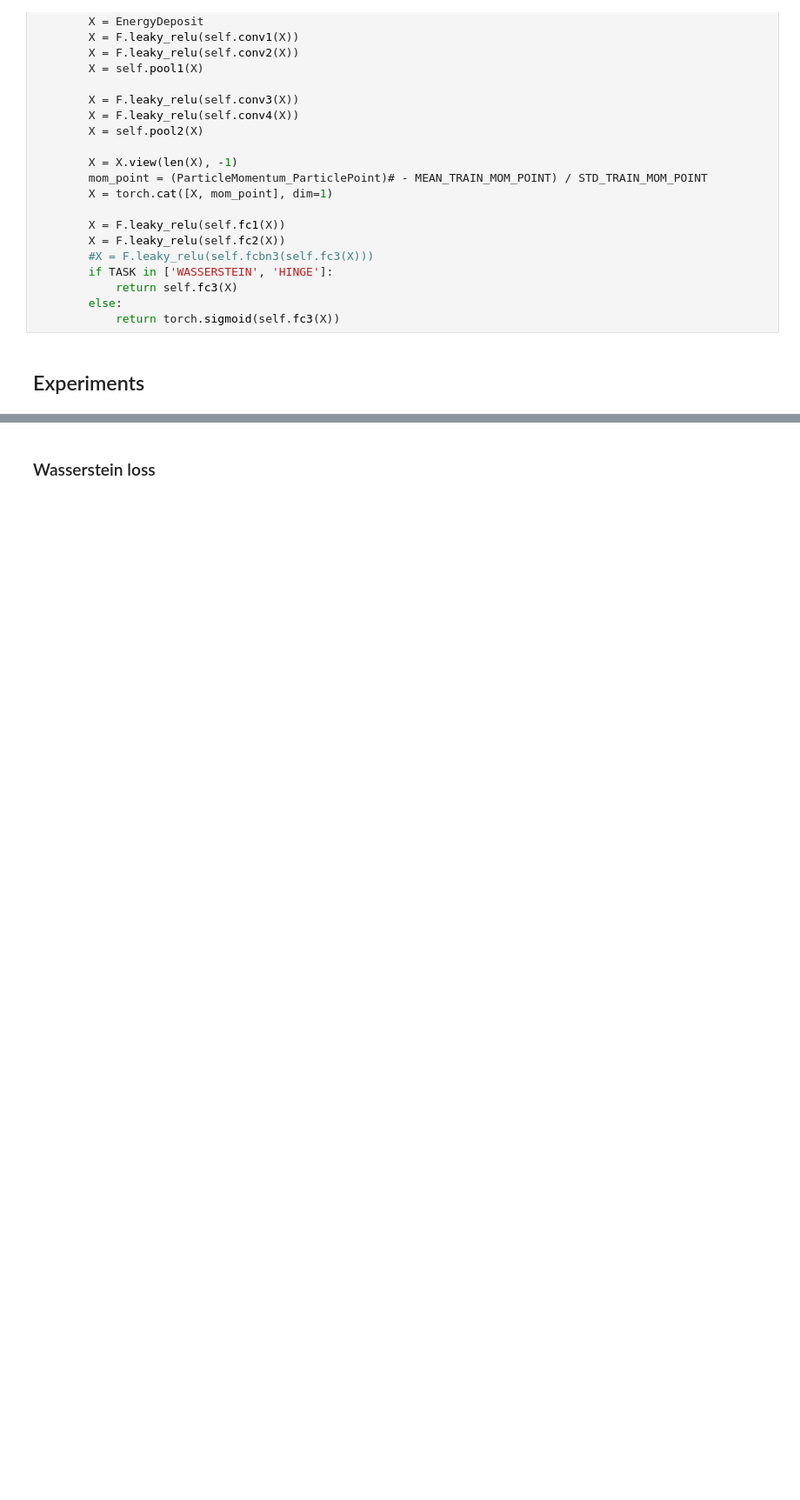
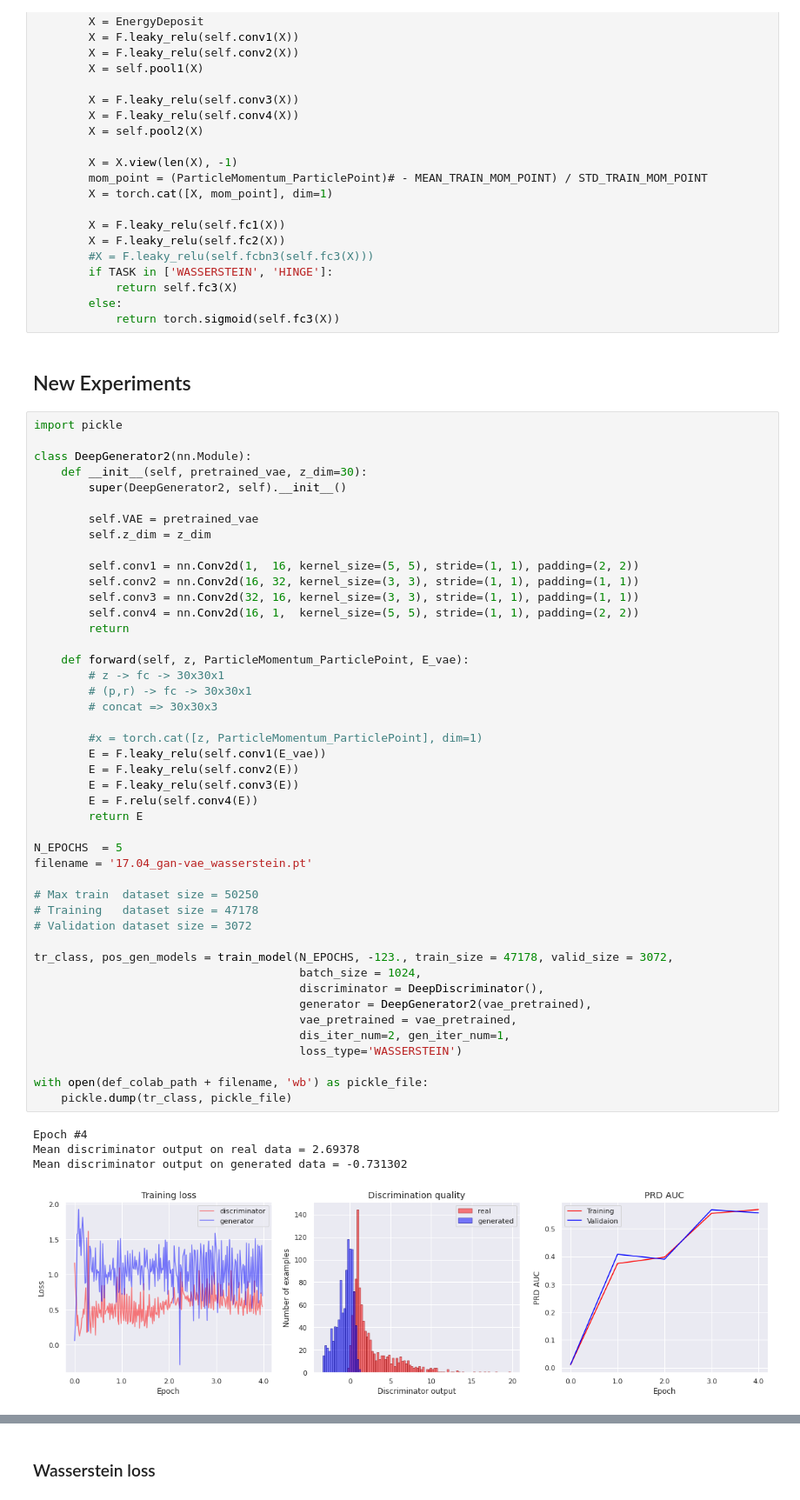
Before and after one commit to TheodorSergeev/mlhep2019_2_phase, a Jupyter notebook: analysis/lhcb_calo_gan.ipynb, the cells around one changed output, grey strips where cells are left out. Shown at 87% size. Cells and saved outputs as stored; diff of their text form; blank space fills up the shorter version.

Commit message:
Deeper generator (+5x5 kernels)

```diff
--- a/analysis/lhcb_calo_gan.ipynb
+++ b/analysis/lhcb_calo_gan.ipynb
@@ -987,4 +1051,54 @@ class DeepDiscriminator(nn.Module):
         else:
             return torch.sigmoid(self.fc3(X))
 # %% [markdown]
-## Experiments
+## New Experiments
+# %%
+import pickle
+
+class DeepGenerator2(nn.Module):
+    def __init__(self, pretrained_vae, z_dim=30):
+        super(DeepGenerator2, self).__init__()
+
+        self.VAE = pretrained_vae
+        self.z_dim = z_dim
+
+        self.conv1 = nn.Conv2d(1,  16, kernel_size=(5, 5), stride=(1, 1), padding=(2, 2))
+        self.conv2 = nn.Conv2d(16, 32, kernel_size=(3, 3), stride=(1, 1), padding=(1, 1))
+        self.conv3 = nn.Conv2d(32, 16, kernel_size=(3, 3), stride=(1, 1), padding=(1, 1))
+        self.conv4 = nn.Conv2d(16, 1,  kernel_size=(5, 5), stride=(1, 1), padding=(2, 2))
+        return
+
+    def forward(self, z, ParticleMomentum_ParticlePoint, E_vae):
+        # z -> fc -> 30x30x1
+        # (p,r) -> fc -> 30x30x1
+        # concat => 30x30x3
+
+        #x = torch.cat([z, ParticleMomentum_ParticlePoint], dim=1)
+        E = F.leaky_relu(self.conv1(E_vae))
+        E = F.leaky_relu(self.conv2(E))
+        E = F.leaky_relu(self.conv3(E))
+        E = F.relu(self.conv4(E))
+        return E
+
+N_EPOCHS  = 5
+filename = '17.04_gan-vae_wasserstein.pt'
+
+# Max train  dataset size = 50250
+# Training   dataset size = 47178
+# Validation dataset size = 3072
+
+tr_class, pos_gen_models = train_model(N_EPOCHS, -123., train_size = 47178, valid_size = 3072,
+                                       batch_size = 1024,
+                                       discriminator = DeepDiscriminator(),
+                                       generator = DeepGenerator2(vae_pretrained),
+                                       vae_pretrained = vae_pretrained,
+                                       dis_iter_num=2, gen_iter_num=1,
+                                       loss_type='WASSERSTEIN')
+
+with open(def_colab_path + filename, 'wb') as pickle_file:
+    pickle.dump(tr_class, pickle_file)
+# %% [output]
+Epoch #4
+Mean discriminator output on real data = 2.69378
+Mean discriminator output on generated data = -0.731302
+[figure, added]
```
Also changed, not shown: parts of 13 cells of this notebook, 2 other files.
